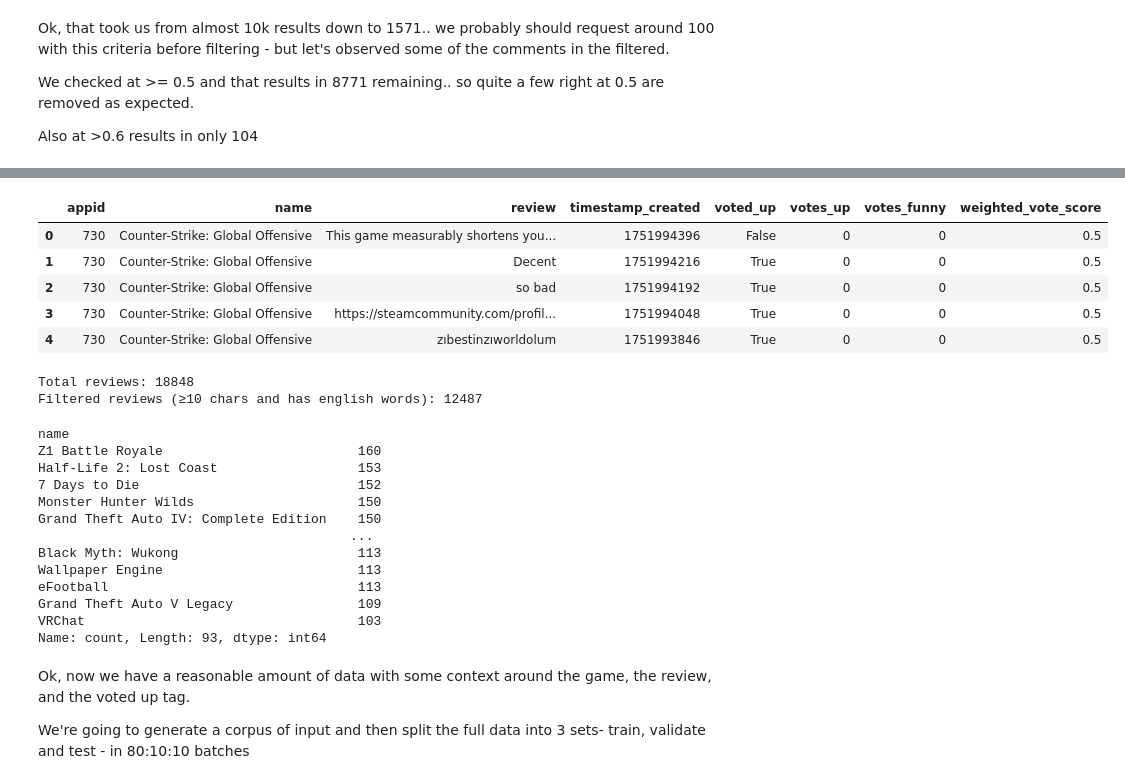
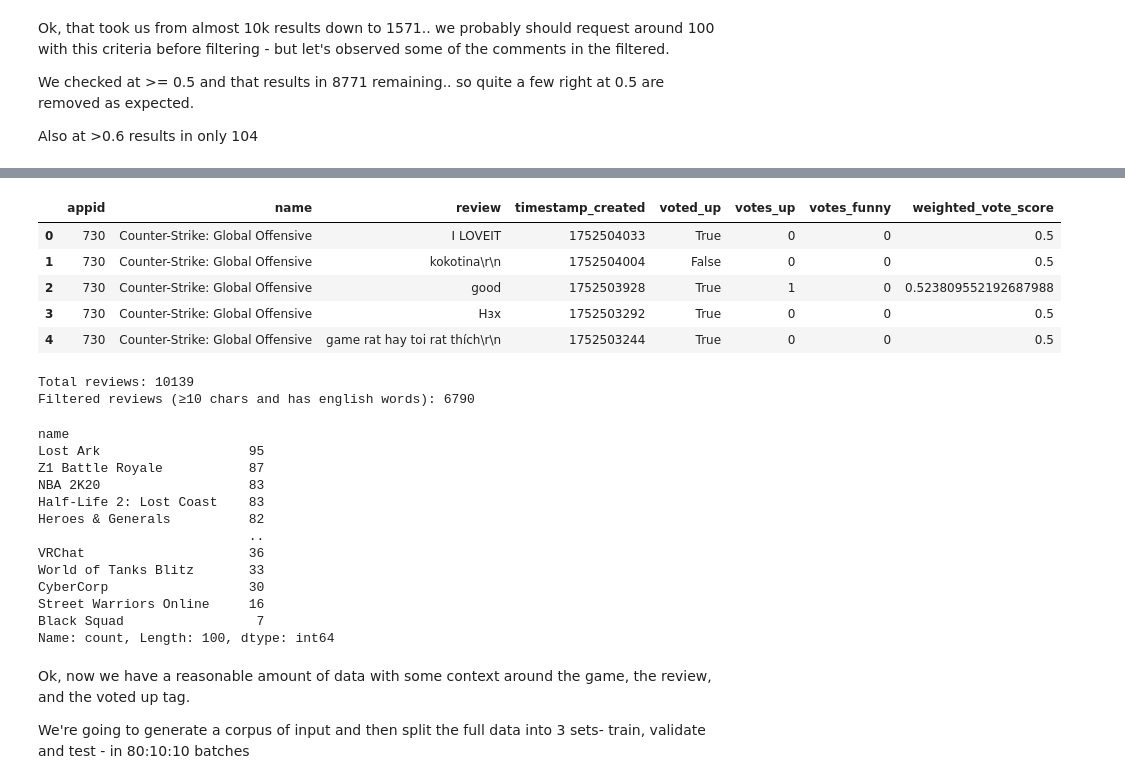
Before and after one commit to morescode-pm/kaggle-fastai, a Jupyter notebook: chapter3/nlp-steam.ipynb, the cells around one changed output, grey strips where cells are left out. Cells and saved outputs as stored; diff of their text form; code cells hidden in the pictures.

```diff
--- a/chapter3/nlp-steam.ipynb
+++ b/chapter3/nlp-steam.ipynb
@@ -78,7 +78,7 @@ all_reviews = []
 for _, row in tqdm(top_games.iterrows(), total=top_games.shape[0]):
     appid = row['appid']
     name = row['name']
-    response = get_reviews(appid, num_reviews=100)
+    response = get_reviews(appid, num_reviews=10)
     for review in response['reviews']:
         all_reviews.append({
             'appid': appid,
@@ -177,39 +177,39 @@ for _, row in tqdm(top_games.iterrows(), total=top_games.shape[0]):
     appid = row['appid']
     name = row['name']
     cursor = '*' # Initial cursor
 
     while n_quality < 90:
-        reviews_data = get_reviews(appid, num_reviews=100, cursor=cursor)
+        reviews_data = get_reviews(appid, num_reviews=90, cursor=cursor)
         reviews = reviews_data['reviews']
         cursor = reviews_data.get('cursor') # Update's cursor value
 
         if not reviews:
             break # early escape if no more reviews to fetch
 
         for review in reviews:
             if float(review['weighted_vote_score']) >= 0.51:
                 n_quality += 1
                 all_reviews.append({
                     'appid': appid,
                     'name': name,
                     'review': review['review'],
                     'timestamp_created': review['timestamp_created'],
                     'voted_up': review['voted_up'],
                     'votes_up': review['votes_up'],
                     'votes_funny': review['votes_funny'],
                     'weighted_vote_score': review['weighted_vote_score'],
                 })
 
 
 quality_reviews_df = pd.DataFrame(all_reviews)
 quality_reviews_df.head()
 # %% [output]
 |  | appid | name | review | timestamp_created | voted_up | votes_up | votes_funny | weighted_vote_score |
-| 0 | 730 | Counter-Strike: Global Offensive | This game measurably shortens you... | 1751994396 | False | 0 | 0 | 0.5 |
-| 1 | 730 | Counter-Strike: Global Offensive | Decent | 1751994216 | True | 0 | 0 | 0.5 |
-| 2 | 730 | Counter-Strike: Global Offensive | so bad | 1751994192 | True | 0 | 0 | 0.5 |
-| 3 | 730 | Counter-Strike: Global Offensive | https://steamcommunity.com/profil... | 1751994048 | True | 0 | 0 | 0.5 |
-| 4 | 730 | Counter-Strike: Global Offensive | zıbestinzıworldolum | 1751993846 | True | 0 | 0 | 0.5 |
+| 0 | 730 | Counter-Strike: Global Offensive | I LOVEIT | 1752504033 | True | 0 | 0 | 0.5 |
+| 1 | 730 | Counter-Strike: Global Offensive | kokotina\r\n | 1752504004 | False | 0 | 0 | 0.5 |
+| 2 | 730 | Counter-Strike: Global Offensive | good | 1752503928 | True | 1 | 0 | 0.523809552192687988 |
+| 3 | 730 | Counter-Strike: Global Offensive | Нзх | 1752503292 | True | 0 | 0 | 0.5 |
+| 4 | 730 | Counter-Strike: Global Offensive | game rat hay toi rat thích\r\n | 1752503244 | True | 0 | 0 | 0.5 |
 # %%
 # check in on counts and if filtering now
 print("Total reviews:", len(quality_reviews_df))
@@ -221,27 +221,24 @@ english_only = quality_reviews_df['review'].str.fullmatch(r"[A-Za-z0-9\s.,!?\"'
 filtered_df = quality_reviews_df[has_word & is_long & english_only]
 print("Filtered reviews (≥10 chars and has english words):", len(filtered_df))
 # %% [output]
-Total reviews: 18848
-Filtered reviews (≥10 chars and has english words): 12487
+Total reviews: 10139
+Filtered reviews (≥10 chars and has english words): 6790
 # %%
 # Get the remaining games that still have at least 100 reviews
-game_counts = filtered_df.name.value_counts()
-min_reviews = game_counts[game_counts >= 100].index
-
-min_df = filtered_df[filtered_df.name.isin(min_reviews)]
+min_df = filtered_df
 min_df.name.value_counts()
 # %% [output]
 name
-Z1 Battle Royale                         160
-Half-Life 2: Lost Coast                  153
-7 Days to Die                            152
-Monster Hunter Wilds                     150
-Grand Theft Auto IV: Complete Edition    150
-                                        ...
-Black Myth: Wukong                       113
-Wallpaper Engine                         113
-eFootball                                113
-Grand Theft Auto V Legacy                109
-VRChat                                   103
-Name: count, Length: 93, dtype: int64
+Lost Ark                   95
+Z1 Battle Royale           87
+NBA 2K20                   83
+Half-Life 2: Lost Coast    83
+Heroes & Generals          82
+                           ..
+VRChat                     36
+World of Tanks Blitz       33
+CyberCorp                  30
+Street Warriors Online     16
+Black Squad                 7
+Name: count, Length: 100, dtype: int64
 # %%
```
Also changed, not shown: parts of 25 cells of this notebook.
